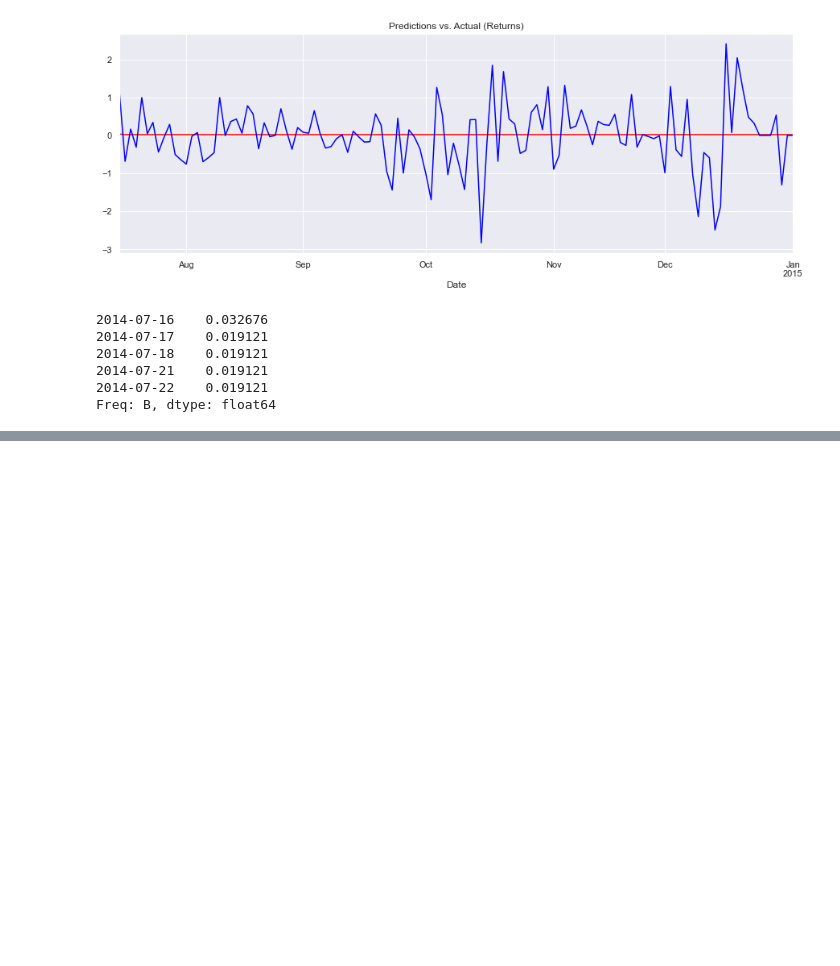
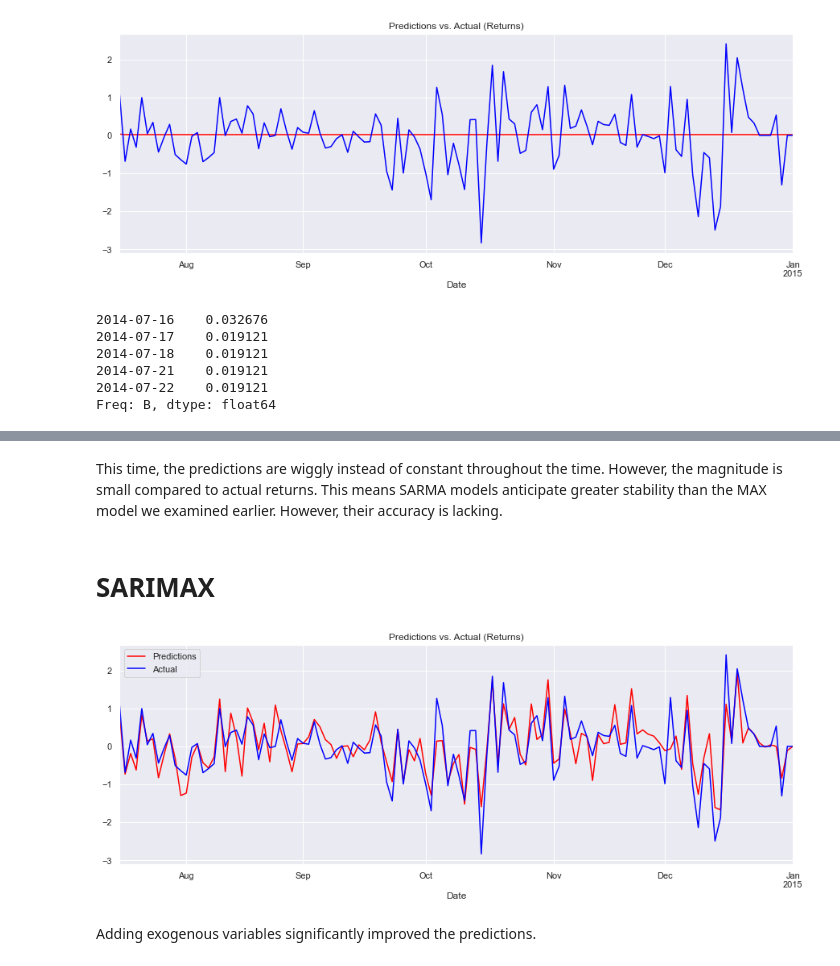
Before and after one commit to mkang32/snp500-analysis, a Jupyter notebook: notebooks/8.Forecasting.ipynb, the cells around one changed output, grey strips where cells are left out. Saved outputs shown, nothing was run; the diff lists cells and outputs as text; code cells hidden in the pictures; blank space fills up the shorter version.

```diff
--- a/notebooks/8.Forecasting.ipynb
+++ b/notebooks/8.Forecasting.ipynb
@@ -186,0 +272,21 @@ Freq: B, dtype: float64
+# %% [markdown]
+This time, the predictions are wiggly instead of constant throughout the time. However, the magnitude is small compared to actual returns. This means SARMA models anticipate greater stability than the MAX model we examined earlier. However, their accuracy is lacking.
+# %% [markdown]
+# SARIMAX
+# %%
+end_date = "2015-01-01"
+
+model_ret_sarimax = SARIMAX(df.ret_ftse[1:], exog=df[['ret_spx', 'ret_dax', 'ret_nikkei']][1:], order=(1, 0, 1), seasonal_order=(3, 0, 2, 5))
+results_ret_sarimax = model_ret_sarimax.fit()
+
+df_pred_sarimax = results_ret_sarimax.predict(start=start_date, end=end_date,  exog=df_test[['ret_spx', 'ret_dax', 'ret_nikkei']][start_date:end_date])
+
+df_pred_sarimax[start_date: end_date].plot(figsize=(15, 5), color='red')
+df_test.ret_ftse[start_date: end_date].plot(color='blue')
+plt.title('Predictions vs. Actual (Returns)')
+plt.legend(['Predictions', 'Actual'])
+plt.show()
+# %% [output]
+[figure, added]
+# %% [markdown]
+Adding exogenous variables significantly improved the predictions.
```
Also changed, not shown: parts of 13 cells of this notebook.
